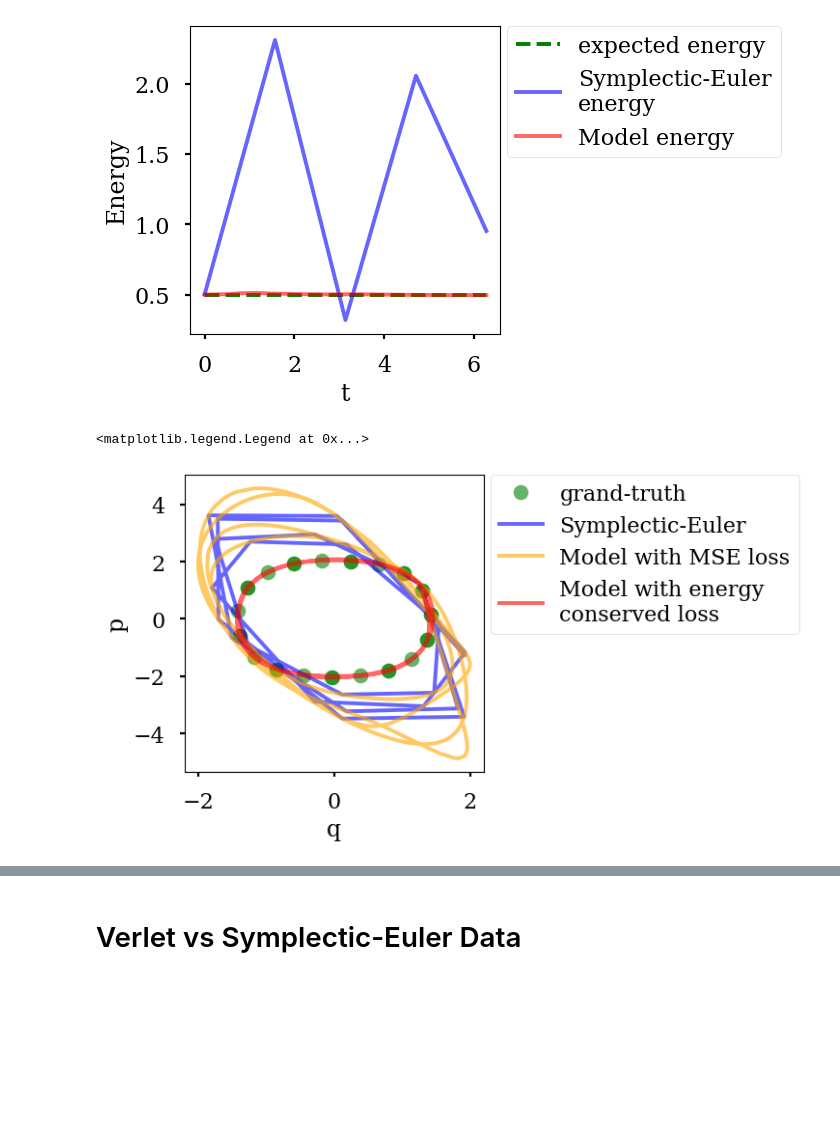
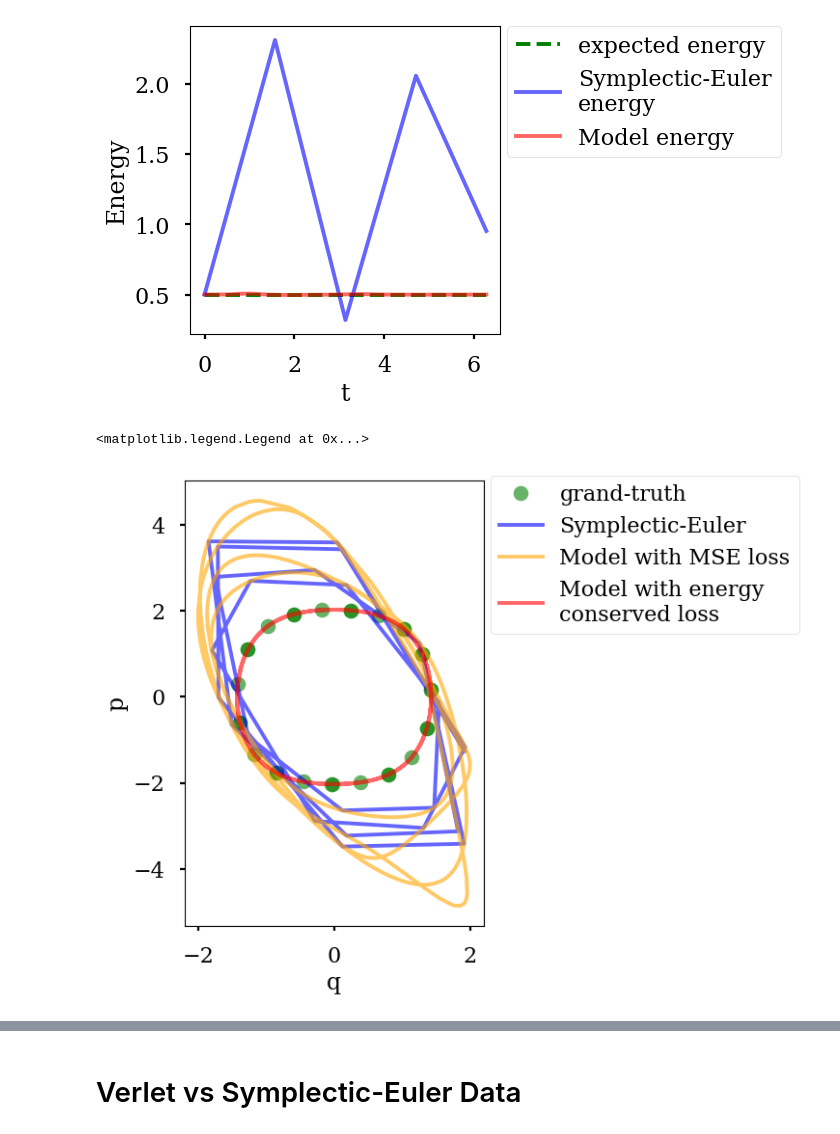
Before and after one commit to tayfununal/solving_hamiltonian_with_deeplearning, a Jupyter notebook: stage.ipynb, the cells around one changed output, grey strips where cells are left out. Saved outputs shown, nothing was run; the diff lists cells and outputs as text; code cells hidden in the pictures; blank space fills up the shorter version.

```diff
--- a/stage.ipynb
+++ b/stage.ipynb
@@ -253,29 +253,29 @@ def s_non_os_V(q):
   return ((q**2)/2) + ((q**4)/4)
 
 s_non_os_model = Hamiltonian(solver=symplectic_euler(s_non_os_T, s_non_os_V, initial_point=[1.3, 1.0], t_interval=[0., 4*np.math.pi], h=25), input_dim=1, output_dim=2,
-              hidden_layer=20, each_neuron=64, activation_func=tf.math.sin, epoch=5000, batch_size=10000, learning_rate=0.0001, h_for_t_created=10000)
+              hidden_layer=20, each_neuron=64, activation_func=tf.math.sin, epoch=5000, batch_size=2000, learning_rate=0.0001, h_for_t_created=10000)
 # %%
-plt.figure(figsize = (4, 4))
+plt.figure(figsize = (4, 6))
 plt.xlabel('q', fontsize=17)
 plt.ylabel('p', fontsize=17)
 
 s_non_os_test_t = np.sort(np.random.uniform(0., 4*np.math.pi, 1000))
 s_non_os_prediction_mse = s_non_os_model.model_train(s_non_os_test_t)
 s_non_os_prediction_energy = s_non_os_model.energy_model_train(s_non_os_test_t)
 
 # grand-truth
 s_non_os_odeint_result = non_os_odeint(np.array([1.3,1.0]), t=np.linspace(0., 4*np.pi, 1500))
 plt.plot(s_non_os_odeint_result[::50,0], s_non_os_odeint_result[::50,1], 'o',c="green", alpha=0.6, label= 'grand-truth')
 # symplectic-euler
 plt.plot(s_non_os_model.z[:,0], s_non_os_model.z[:,1], c ="blue", alpha=0.6, label='Symplectic-Euler')
 # Model with MSE loss
 plt.plot(s_non_os_prediction_mse[:,0], s_non_os_prediction_mse[:,1], c ="orange", alpha=0.6, label='Model with MSE loss')
 # Model with energy conserved loss
 plt.plot(s_non_os_prediction_energy[:,0], s_non_os_prediction_energy[:,1], c="red", alpha=0.6, label='Model with energy\nconserved loss')
 plt.legend(loc='upper right', bbox_to_anchor=(2.09,1.036))
 # %% [output]
 <matplotlib.legend.Legend at 0x...>
-[figure, old version]
+[figure, new version]
 # %%
 plt.figure(figsize = (4, 4))
 plt.xlabel('t', fontsize=17)
```
Also changed, not shown: parts of 15 cells of this notebook.
